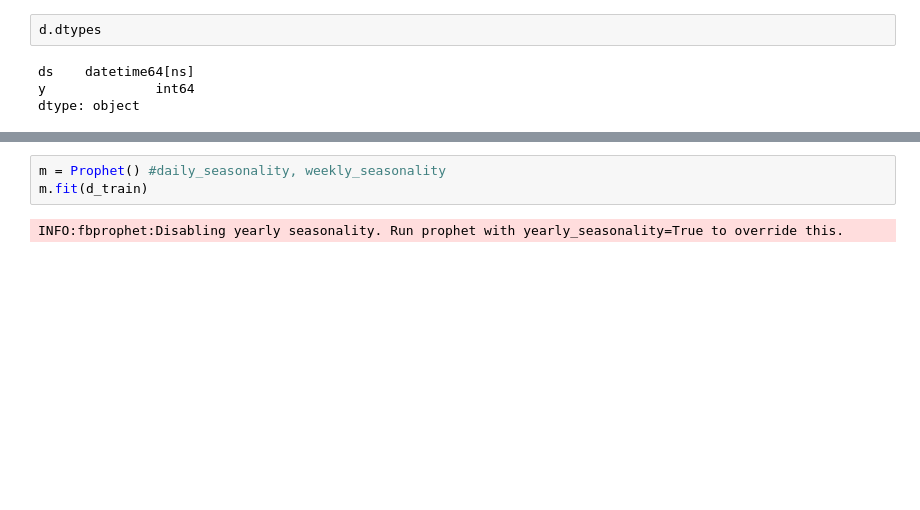
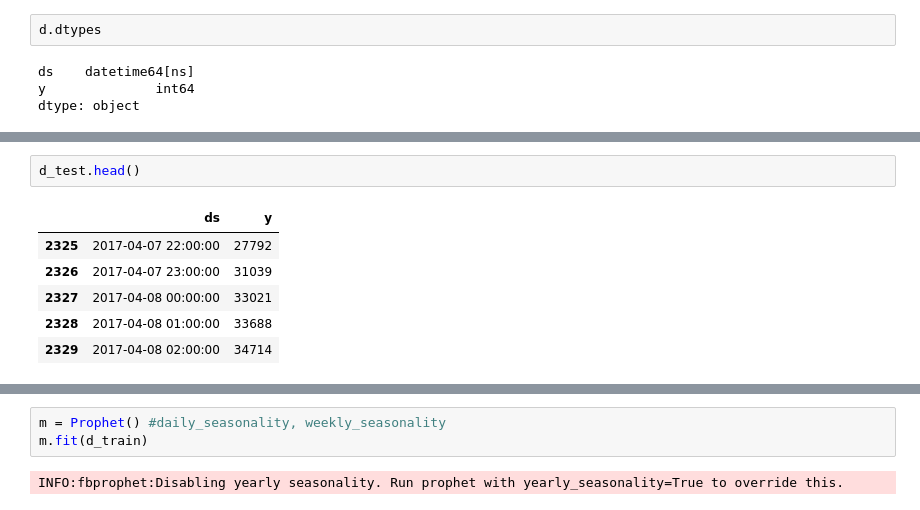
Before and after one commit to Murcha1990/ML_2019_March, a Jupyter notebook: Занятие 11/TS_All.ipynb, the cells around one changed output, grey strips where cells are left out. Cells and saved outputs as stored; diff of their text form; blank space fills up the shorter version.

```diff
--- a/Занятие 11/TS_All.ipynb
+++ b/Занятие 11/TS_All.ipynb
@@ -760,0 +769,9 @@ dtype: object
+# %%
+d_test.head()
+# %% [output]
+|  | ds | y |
+| 2325 | 2017-04-07 22:00:00 | 27792 |
+| 2326 | 2017-04-07 23:00:00 | 31039 |
+| 2327 | 2017-04-08 00:00:00 | 33021 |
+| 2328 | 2017-04-08 01:00:00 | 33688 |
+| 2329 | 2017-04-08 02:00:00 | 34714 |
```
Also changed, not shown: parts of 37 cells of this notebook.
